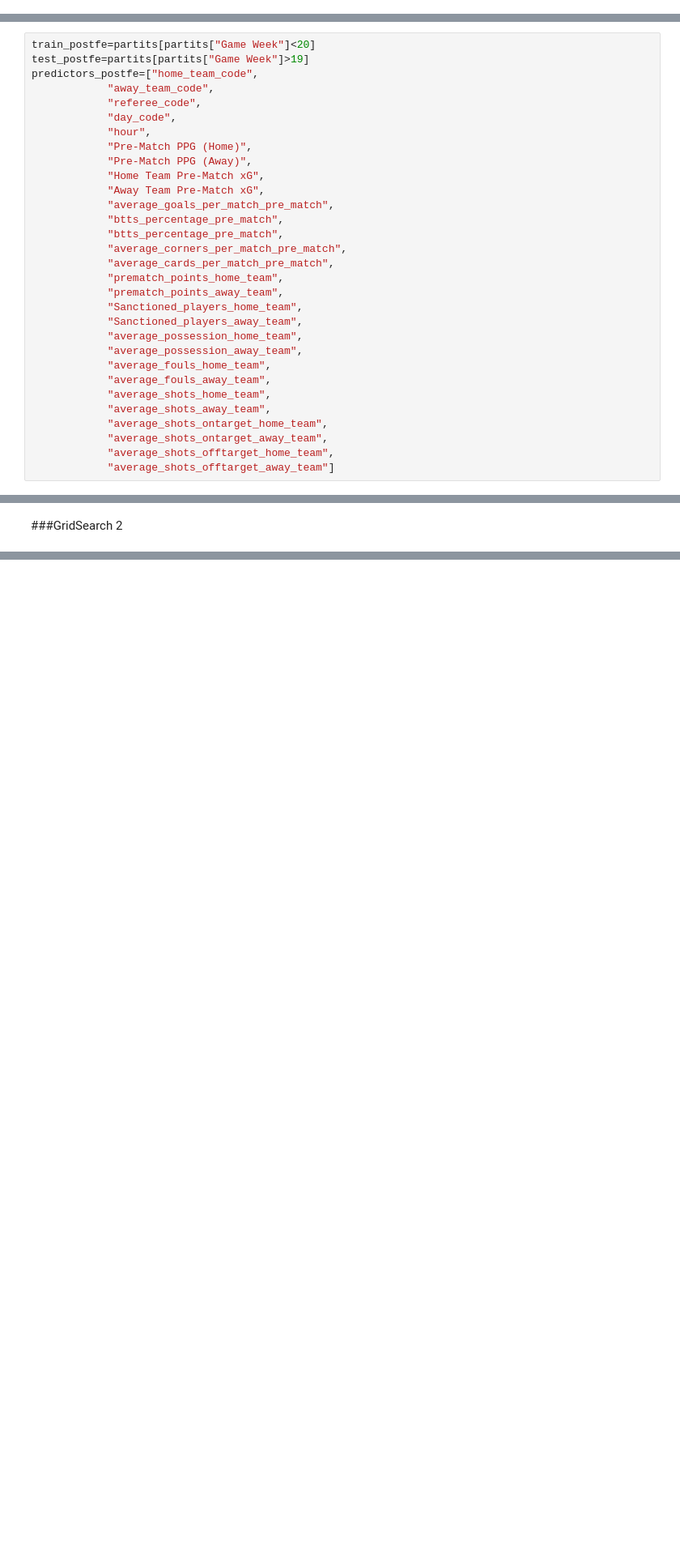
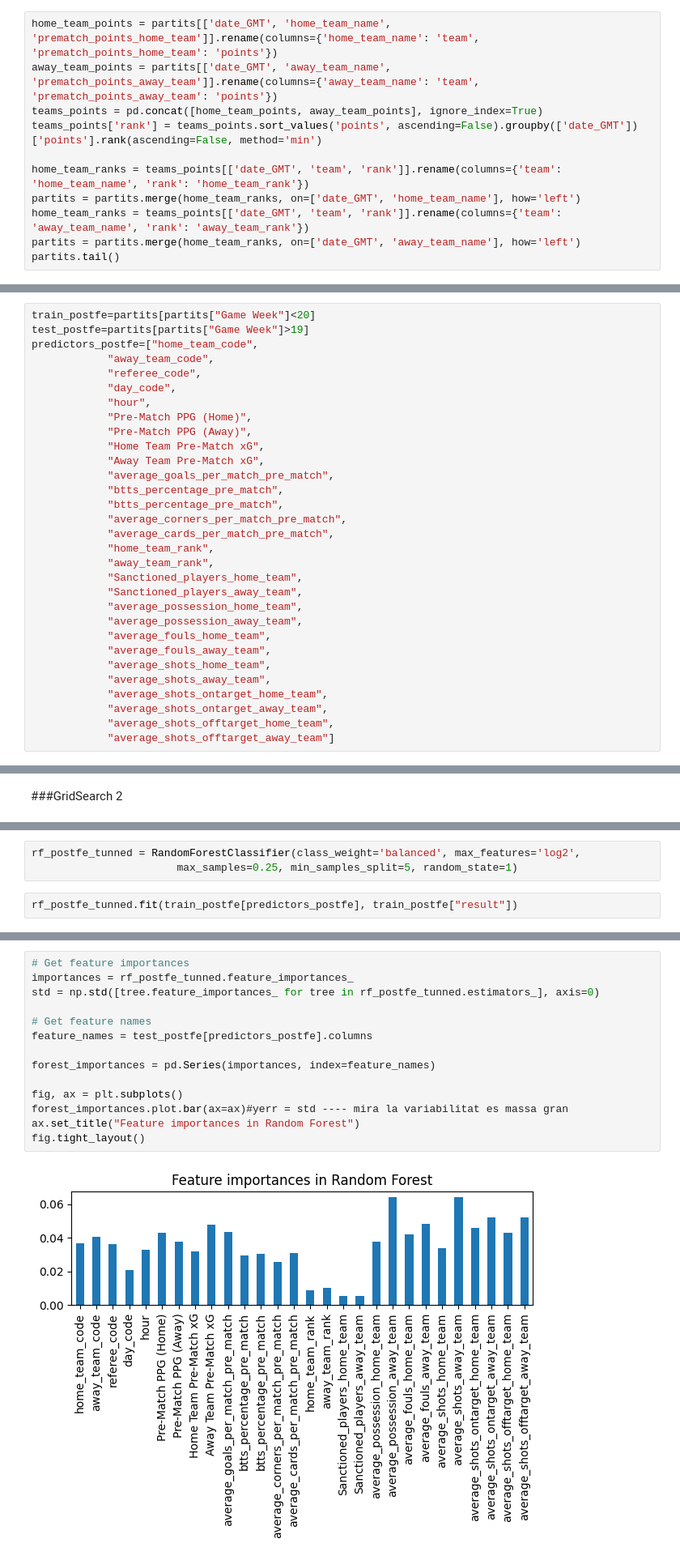
Before and after one commit to Gferrer01/TR-IA-esports, a Jupyter notebook: Model_predictiu_futbol_Espanya.ipynb, the cells around one changed output, grey strips where cells are left out. Shown at 81% size. Drawn from its saved outputs; the diff is of its cells as text; blank space fills up the shorter version.

Commit message:
Added rank, balanced, feature importance

```diff
--- a/Model_predictiu_futbol_Espanya.ipynb
+++ b/Model_predictiu_futbol_Espanya.ipynb
@@ -469,0 +449,11 @@ partits.tail()
+# %%
+home_team_points = partits[['date_GMT', 'home_team_name', 'prematch_points_home_team']].rename(columns={'home_team_name': 'team', 'prematch_points_home_team': 'points'})
+away_team_points = partits[['date_GMT', 'away_team_name', 'prematch_points_away_team']].rename(columns={'away_team_name': 'team', 'prematch_points_away_team': 'points'})
+teams_points = pd.concat([home_team_points, away_team_points], ignore_index=True)
+teams_points['rank'] = teams_points.sort_values('points', ascending=False).groupby(['date_GMT'])['points'].rank(ascending=False, method='min')
+
+home_team_ranks = teams_points[['date_GMT', 'team', 'rank']].rename(columns={'team': 'home_team_name', 'rank': 'home_team_rank'})
+partits = partits.merge(home_team_ranks, on=['date_GMT', 'home_team_name'], how='left')
+home_team_ranks = teams_points[['date_GMT', 'team', 'rank']].rename(columns={'team': 'away_team_name', 'rank': 'away_team_rank'})
+partits = partits.merge(home_team_ranks, on=['date_GMT', 'away_team_name'], how='left')
+partits.tail()
@@ -765,8 +762,8 @@ predictors_postfe=["home_team_code",
             "btts_percentage_pre_match",
             "average_corners_per_match_pre_match",
             "average_cards_per_match_pre_match",
-            "prematch_points_home_team",
-            "prematch_points_away_team",
+            "home_team_rank",
+            "away_team_rank",
             "Sanctioned_players_home_team",
             "Sanctioned_players_away_team",
             "average_possession_home_team",
@@ -875,0 +878,5 @@ print(grid_rf_postfe.best_score_)
+# %%
+rf_postfe_tunned = RandomForestClassifier(class_weight='balanced', max_features='log2',
+                       max_samples=0.25, min_samples_split=5, random_state=1)
+# %%
+rf_postfe_tunned.fit(train_postfe[predictors_postfe], train_postfe["result"])
@@ -876,2 +898,18 @@ print(grid_rf_postfe.best_score_)
+# %%
+# Get feature importances
+importances = rf_postfe_tunned.feature_importances_
+std = np.std([tree.feature_importances_ for tree in rf_postfe_tunned.estimators_], axis=0)
+
+# Get feature names
+feature_names = test_postfe[predictors_postfe].columns
+
+forest_importances = pd.Series(importances, index=feature_names)
+
+fig, ax = plt.subplots()
+forest_importances.plot.bar(ax=ax)#yerr = std ---- mira la variabilitat es massa gran
+ax.set_title("Feature importances in Random Forest")
+fig.tight_layout()
+# %% [output]
+[figure, added]
 # %% [markdown]
 ###GridSearch 3
```
Also changed, not shown: parts of 31 cells of this notebook.
